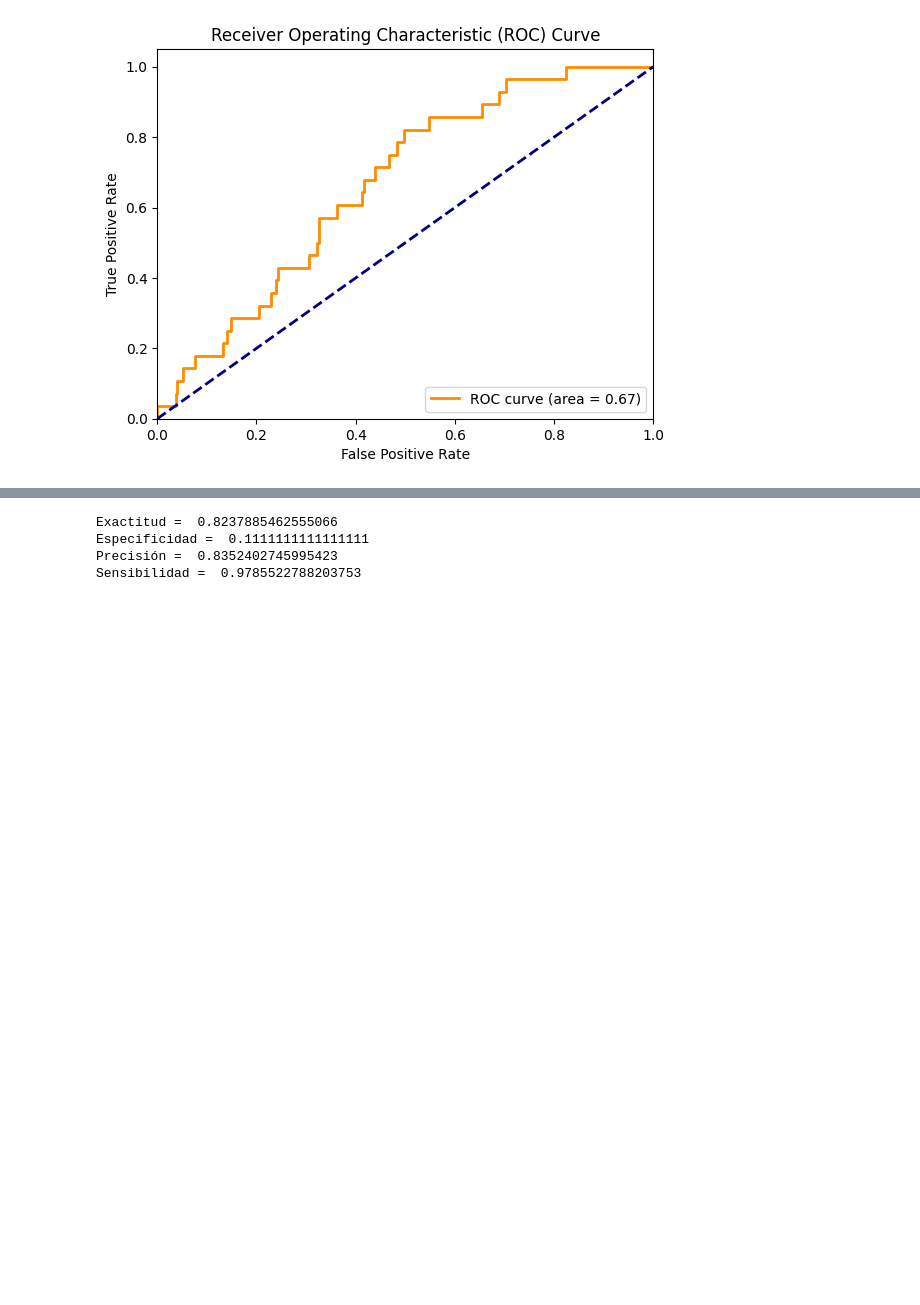
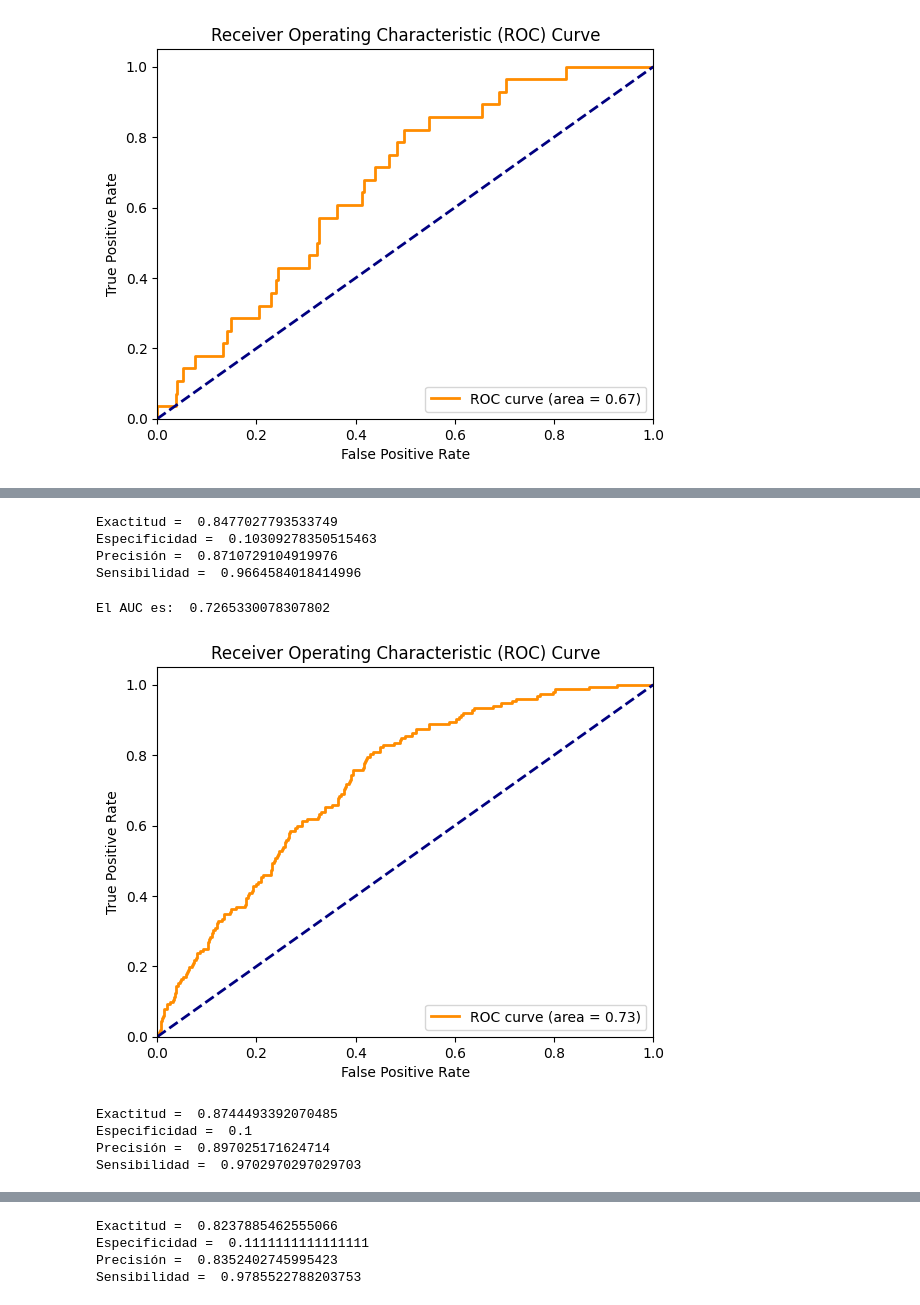
Before and after one commit to mariestefa/Anal-ticaDatos, a Jupyter notebook: Avance2_AnalyticsProject_Grupo5.ipynb, the cells around one changed output, grey strips where cells are left out. Saved outputs shown, nothing was run; the diff lists cells and outputs as text; code cells hidden in the pictures; blank space fills up the shorter version.

```diff
--- a/Avance2_AnalyticsProject_Grupo5.ipynb
+++ b/Avance2_AnalyticsProject_Grupo5.ipynb
@@ -2078,0 +2111,69 @@ El AUC es:  0.6670918367346939
+# %%
+# De la matriz de confusion del set de entrenamiento:
+VP1 = 2939
+FP1 = 435
+FN1 = 102
+VN1 = 50
+
+
+ex = (VP1+VN1)/(VP1+VN1+FP1+FN1)
+esp = (VN1)/(VN1+FP1)
+prec = (VP1)/(VP1+FP1)
+sens = (VP1)/(VP1+FN1)
+
+print("Exactitud = ",ex)
+print("Especificidad = ",esp)
+print("Precisión = ",prec)
+print("Sensibilidad = ",sens)
+# %% [output]
+Exactitud =  0.8477027793533749
+Especificidad =  0.10309278350515463
+Precisión =  0.8710729104919976
+Sensibilidad =  0.9664584018414996
+# %%
+# AUC y curva ROC - Set de entrenamiento
+# Obtener las probabilidades de predicción para la clase positiva
+y_pred_proba = red_neu_model.predict_proba(X_train)[:,1]
+
+# Calcular la curva ROC
+fpr, tpr, thresholds = roc_curve(y_train, y_pred_proba)
+
+# Calcular el AUC
+roc_auc = auc(fpr, tpr)
+print("El AUC es: ", roc_auc)
+
+# Graficar la curva ROC
+plt.plot(fpr, tpr, color='darkorange', lw=2, label='ROC curve (area = %0.2f)' % roc_auc)
+plt.plot([0, 1], [0, 1], color='navy', lw=2, linestyle='--')
+plt.xlim([0.0, 1.0])
+plt.ylim([0.0, 1.05])
+plt.xlabel('False Positive Rate')
+plt.ylabel('True Positive Rate')
+plt.title('Receiver Operating Characteristic (ROC) Curve')
+plt.legend(loc="lower right")
+
+plt.show()
+# %% [output]
+El AUC es:  0.7265330078307802
+[figure, added]
+# %%
+# De la matriz de confusion del set de validación:
+VP2 = 392
+FP2 = 45
+FN2 = 12
+VN2 = 5
+
+ex = (VP2+VN2)/(VP2+VN2+FP2+FN2)
+esp = (VN2)/(VN2+FP2)
+prec = (VP2)/(VP2+FP2)
+sens = (VP2)/(VP2+FN2)
+
+print("Exactitud = ",ex)
+print("Especificidad = ",esp)
+print("Precisión = ",prec)
+print("Sensibilidad = ",sens)
+# %% [output]
+Exactitud =  0.8744493392070485
+Especificidad =  0.1
+Precisión =  0.897025171624714
+Sensibilidad =  0.9702970297029703
```
Also changed, not shown: parts of 10 cells of this notebook.
